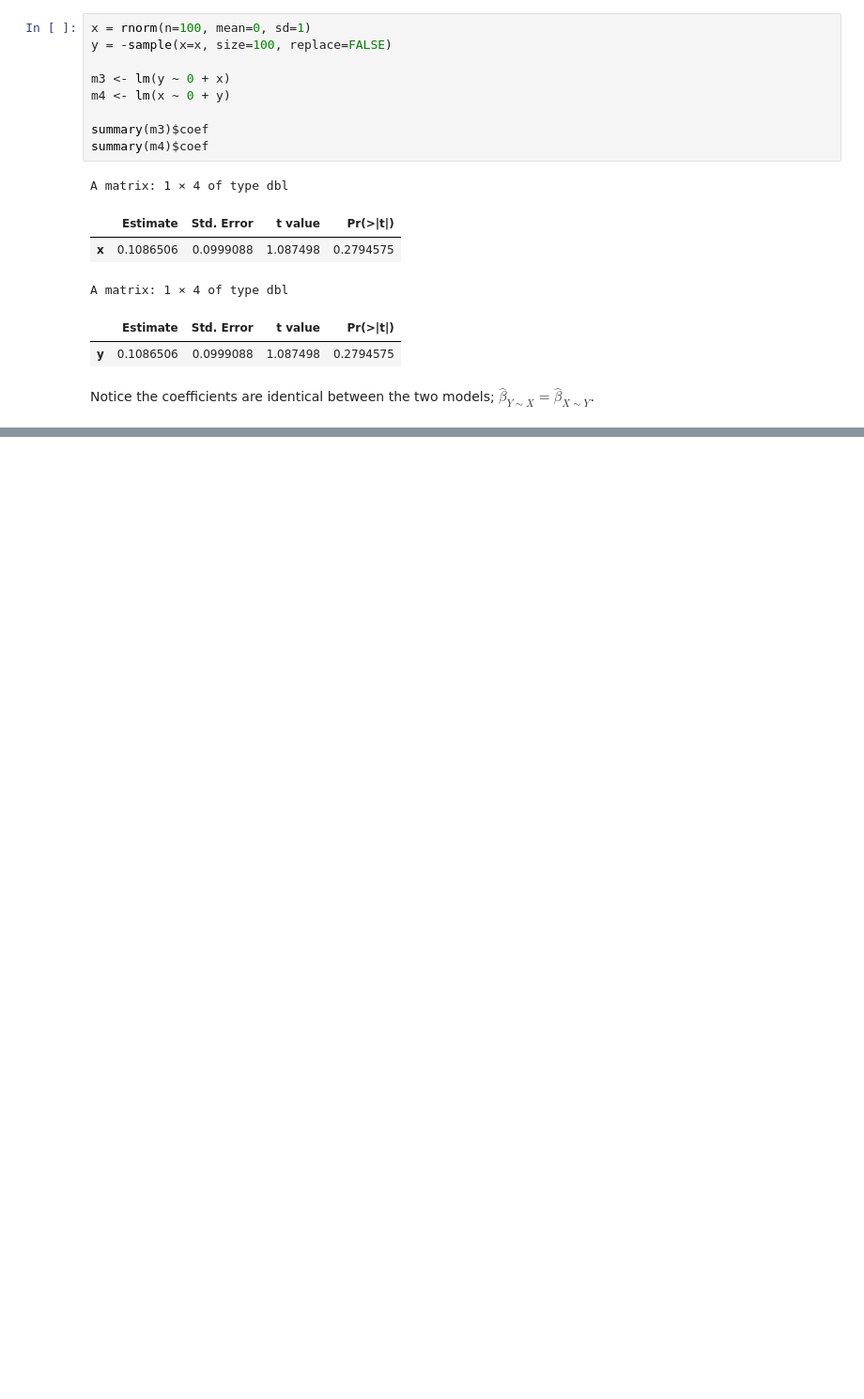
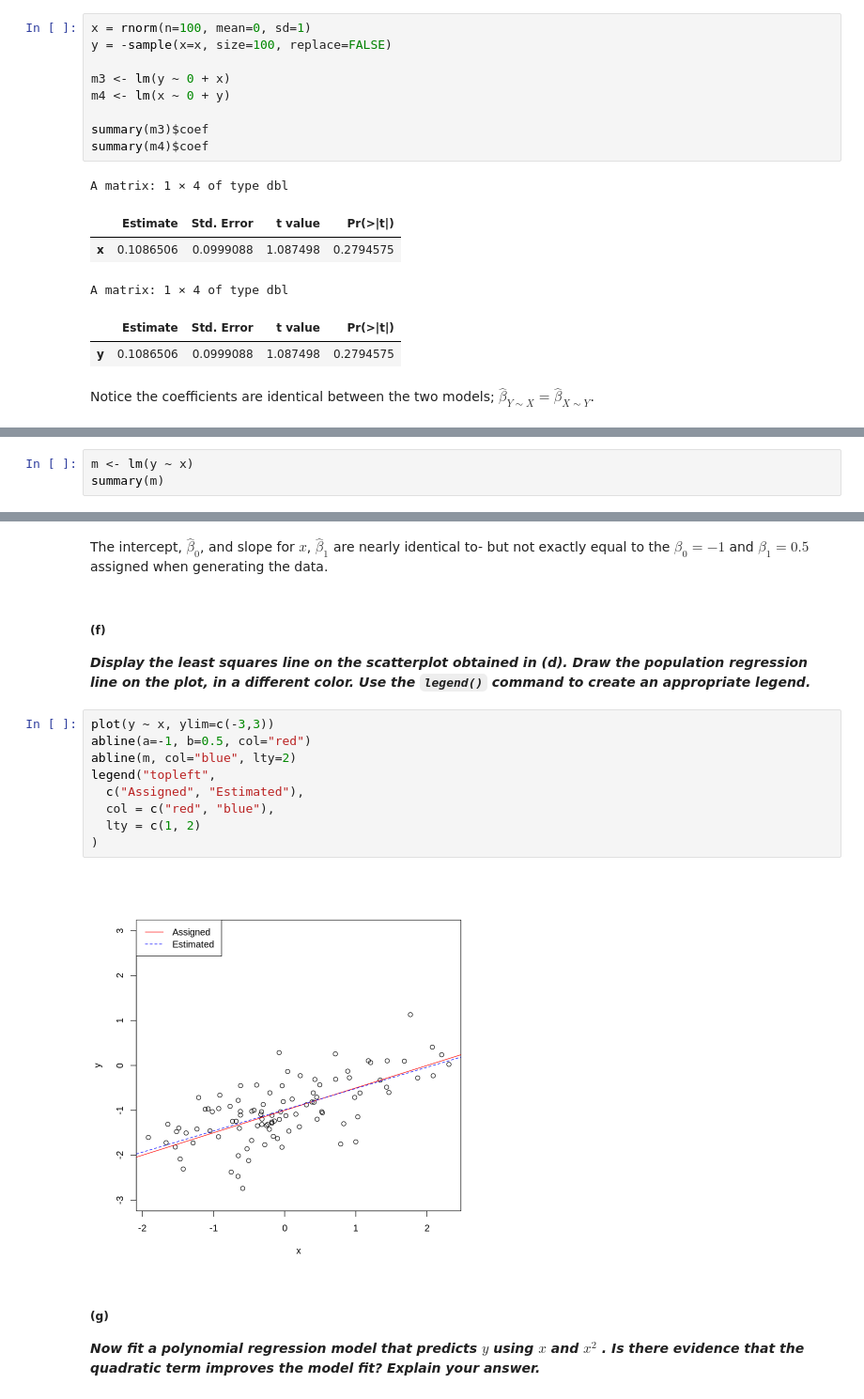
Before and after one commit to nicklausmillican/ISLR_R, a Jupyter notebook: ISLR_R_Ch3.ipynb, the cells around one changed output, grey strips where cells are left out. Shown at 94% size. Drawn from its saved outputs; the diff is of its cells as text; blank space fills up the shorter version.

```diff
--- a/ISLR_R_Ch3.ipynb
+++ b/ISLR_R_Ch3.ipynb
@@ -822,0 +880,3 @@ Notice the coefficients are identical between the two models; $\hat{\beta}_{Y \s
+# %%
+m <- lm(y ~ x)
+summary(m)
@@ -822,0 +901,19 @@ Notice the coefficients are identical between the two models; $\hat{\beta}_{Y \s
+# %% [markdown]
+The intercept, $\hat{\beta}_0$, and slope for $x$, $\hat{\beta}_1$ are nearly identical to- but not exactly equal to the $\beta_0 = -1$ and $\beta_1 = 0.5$ assigned when generating the data.
+# %% [markdown]
+##### (f)
+***Display the least squares line on the scatterplot obtained in (d). Draw the population regression line on the plot, in a different color. Use the `legend()` command to create an appropriate legend.***
+# %%
+plot(y ~ x, ylim=c(-3,3))
+abline(a=-1, b=0.5, col="red")
+abline(m, col="blue", lty=2)
+legend("topleft",
+  c("Assigned", "Estimated"),
+  col = c("red", "blue"),
+  lty = c(1, 2)
+)
+# %% [output]
+[figure, added]
+# %% [markdown]
+##### (g)
+***Now fit a polynomial regression model that predicts  $y$  using  $x$  and  $x^2$ . Is there evidence that the quadratic term improves the model fit? Explain your answer.***
```
Also changed, not shown: parts of 22 cells of this notebook.
